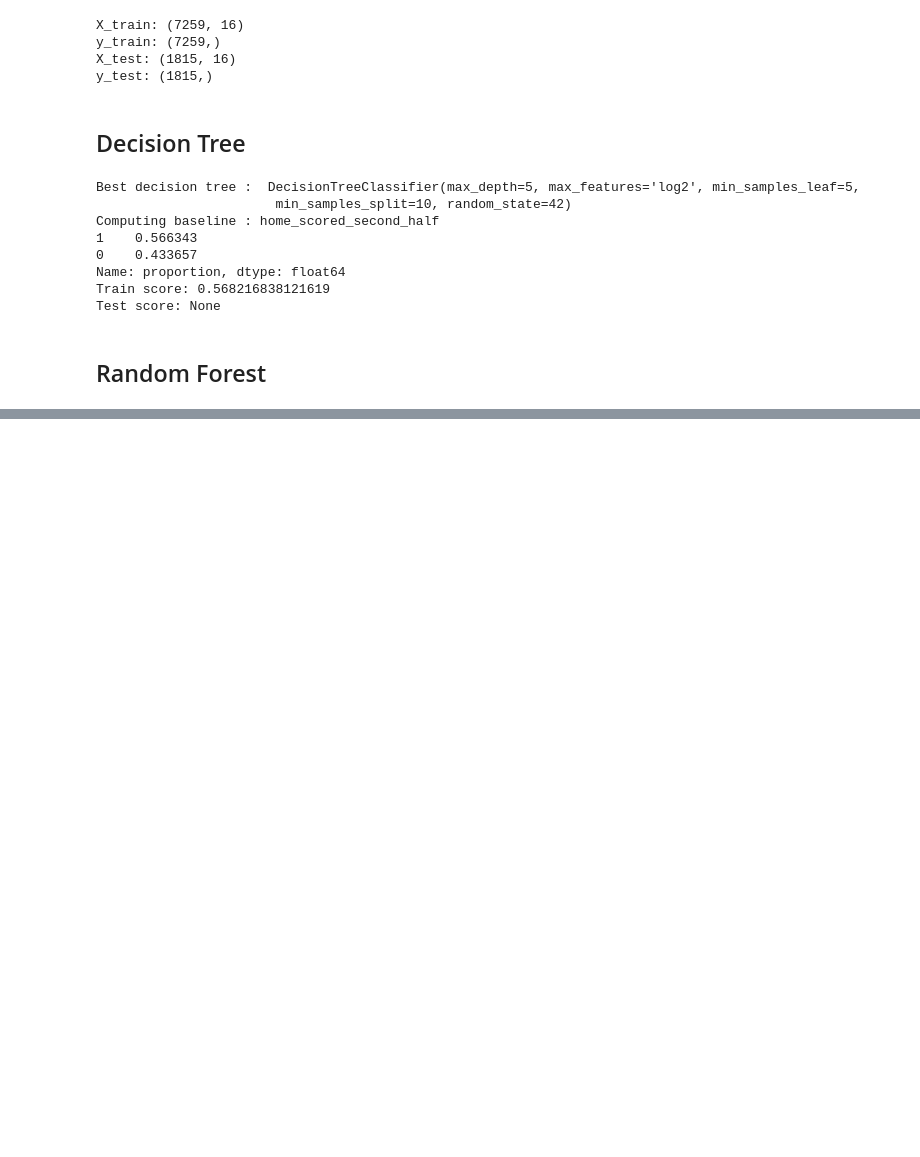
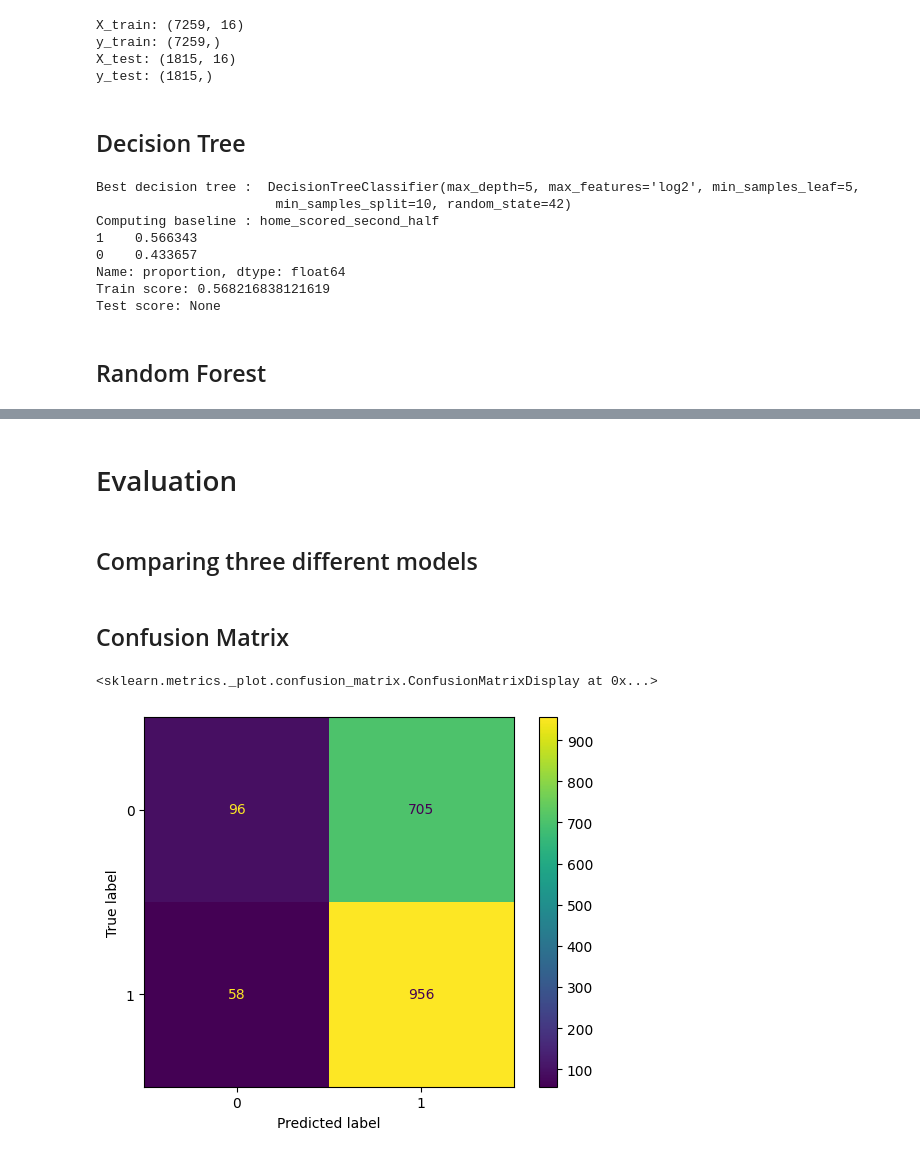
Before and after one commit to gabbosanti/machine-learning-assignment, a Jupyter notebook: assignement.ipynb, the cells around one changed output, grey strips where cells are left out. Saved outputs shown, nothing was run; the diff lists cells and outputs as text; code cells hidden in the pictures; blank space fills up the shorter version.

Commit message:
Evaluation

```diff
--- a/assignement.ipynb
+++ b/assignement.ipynb
@@ -349,0 +352,16 @@ Test score: 0.5696969696969697
+# %%
+!pip install flaml
+from flaml import AutoML
+from sklearn.metrics import accuracy_score
+
+automl = AutoML()
+automl.fit(X_train,
+           y_train,
+           task="classification",
+           time_budget=60
+)
+
+y_pred = automl.predict(X_test)
+test_score = accuracy_score(y_test, y_pred)
+print("AutoML test accuracy:", test_score)
+print("Best model found by AutoML:", automl.model)
@@ -349,0 +405,14 @@ Test score: 0.5696969696969697
+# %% [markdown]
+# Evaluation
+# %% [markdown]
+## Comparing three different models
+# %% [markdown]
+## Confusion Matrix
+# %%
+from sklearn.metrics import confusion_matrix, ConfusionMatrixDisplay
+
+cm = confusion_matrix(y_test, y_pred)
+ConfusionMatrixDisplay(cm).plot()
+# %% [output]
+<sklearn.metrics._plot.confusion_matrix.ConfusionMatrixDisplay at 0x...>
+[figure, added]
```
Also changed, not shown: parts of 4 cells of this notebook.
